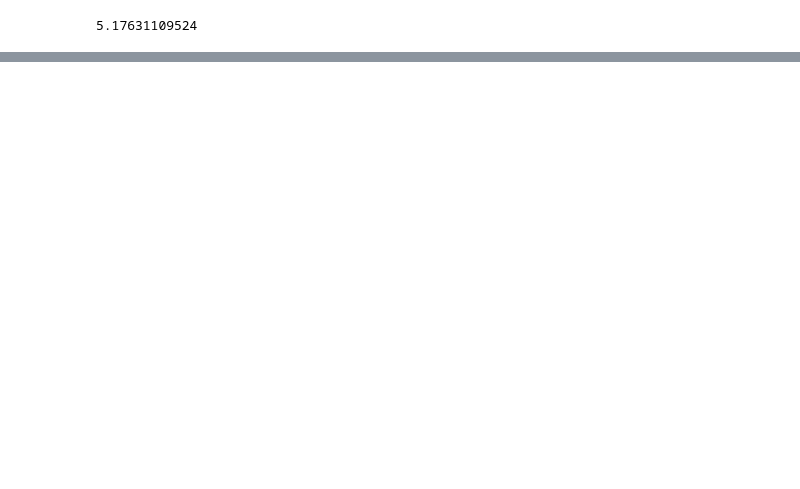
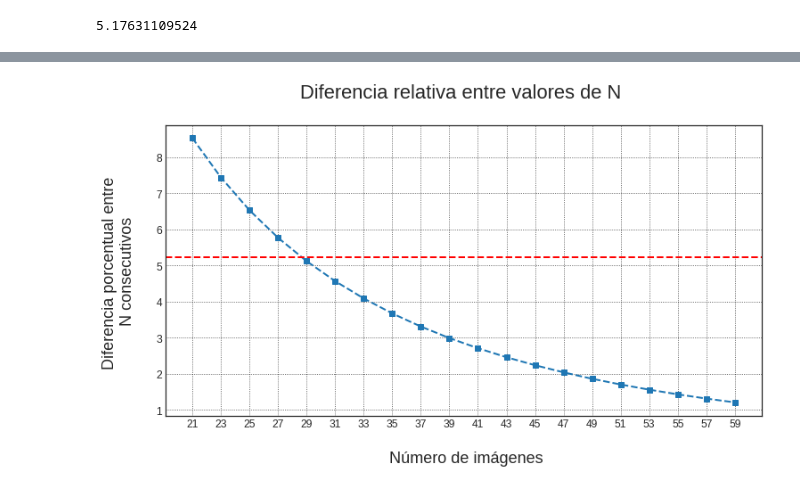
Before and after one commit to ThaNikkitz/Ni-Tesis, a Jupyter notebook: Variable_N.ipynb, the cells around one changed output, grey strips where cells are left out. Cells and saved outputs as stored; diff of their text form; code cells hidden in the pictures; blank space fills up the shorter version.

```diff
--- a/Variable_N.ipynb
+++ b/Variable_N.ipynb
@@ -19,6 +20,6 @@ Energias_v2 = numpy.array([5.408052, 4.961875, 5.351048, 5.009414, 5.311241, 5.0
 Esolv_ref = 5.22901
 Errores = numpy.zeros((len(Energias)-1))
 for i in range(len(Energias)-1):
-    Errores[i] = (abs(Energias[i] - Energias[i+1])/Esolv_ref)*100
+    Errores[i] = (abs(Energias[i] - Energias[i+1])/Esolv_ref)*100.
 # %%
 graph_1 = plt.figure(figsize = (12,6))
@@ -58,26 +60,17 @@ print asdasd/len_asd
 # %% [output]
 5.17631109524
 # %%
-fig = plt.figure(figsize = (16,10))
+graph_3 = plt.figure(figsize = (12,6))
 plt.style.use('seaborn-white')
-graph_3_1 = fig.add_subplot(221, title = 'Diferencia relativa entre valores de N', xlabel = u'\n Número de imágenes', ylabel = 'Diferencia porcentual entre \n N consecutivos \n', axhline = (Errores[10], color = 'red', linestyle = '--', linewidth = 2))
-graph_3_2 = fig.add_subplot(222)
-# plt.semilogy(array_1, Errores)
-graph_3_1.plot(array_1, Errores, linewidth = 2)
-graph_3_1.title('Diferencia relativa entre valores de N \n', fontsize = 22)
-graph_3_1.xlabel(u'\n Número de imágenes', fontsize = 18)
-graph_3_1.ylabel('Diferencia porcentual entre \n N consecutivos \n', fontsize = 18)
-graph_3_1.axhline(Errores[10], color = 'red', linestyle = '--', linewidth = 2)
-graph_3_1.xticks(numpy.arange(21,61,2), fontsize = 12)
-graph_3_1.yticks(fontsize = 12)
-graph_3_1.grid(linestyle = '-.', color = 'k')
-graph_3_2.semilogy(array_1, Errores, linewidth = 2)
-graph_3_2.title(u'Diferencia relativa entre valores de N \n en escala logarítmica \n', fontsize = 22)
-graph_3_2.xlabel(u'\n Número de imágenes', fontsize = 18)
-graph_3_2.ylabel('Diferencia porcentual entre \n N consecutivos \n', fontsize = 18)
-graph_3_2.axhline(Errores[10], color = 'red', linestyle = '--', linewidth = 2)
-graph_3_2.xticks(numpy.arange(21,61,2), fontsize = 12)
-graph_3_2.yticks(fontsize = 12)
-graph_3_2.grid(linestyle = '-.', color = 'k')
+#plt.semilogy(array_1, Errores)
+plt.plot(array_1, Errores, linewidth = 2, marker = 's', linestyle = 'dashed')
+plt.title(u'Diferencia relativa entre valores de N \n', fontsize = 22)
+plt.xlabel(u'\n Número de imágenes', fontsize = 18)
+plt.ylabel('Diferencia porcentual entre \n N consecutivos \n', fontsize = 18)
+plt.axhline(Esolv_ref, color = 'red', linestyle = '--', linewidth = 2)
+plt.xticks(numpy.arange(21,61,2), fontsize = 12)
+plt.yticks(fontsize = 12)
+plt.grid(linestyle = 'dotted', color = 'k', alpha = 0.8)
 plt.show()
+graph_3.savefig('Error.pdf', bbox_inches = 'tight')
 # %% [output]
@@ -84,0 +77 @@ SyntaxError: invalid syntax (<ipython-input-107-d634a48926d6>, line 3)
+[figure, added]
```
Also changed, not shown: parts of 5 cells of this notebook, 33 other files.
